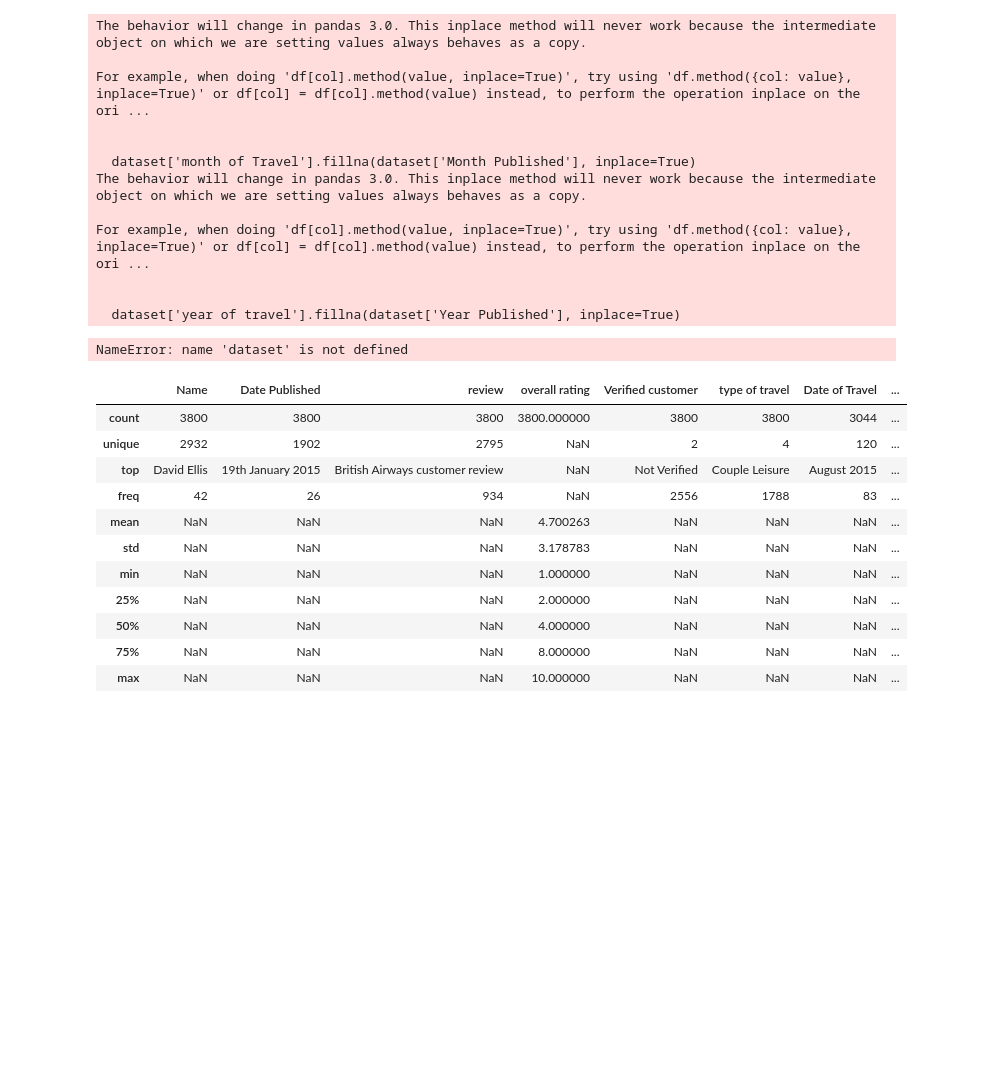
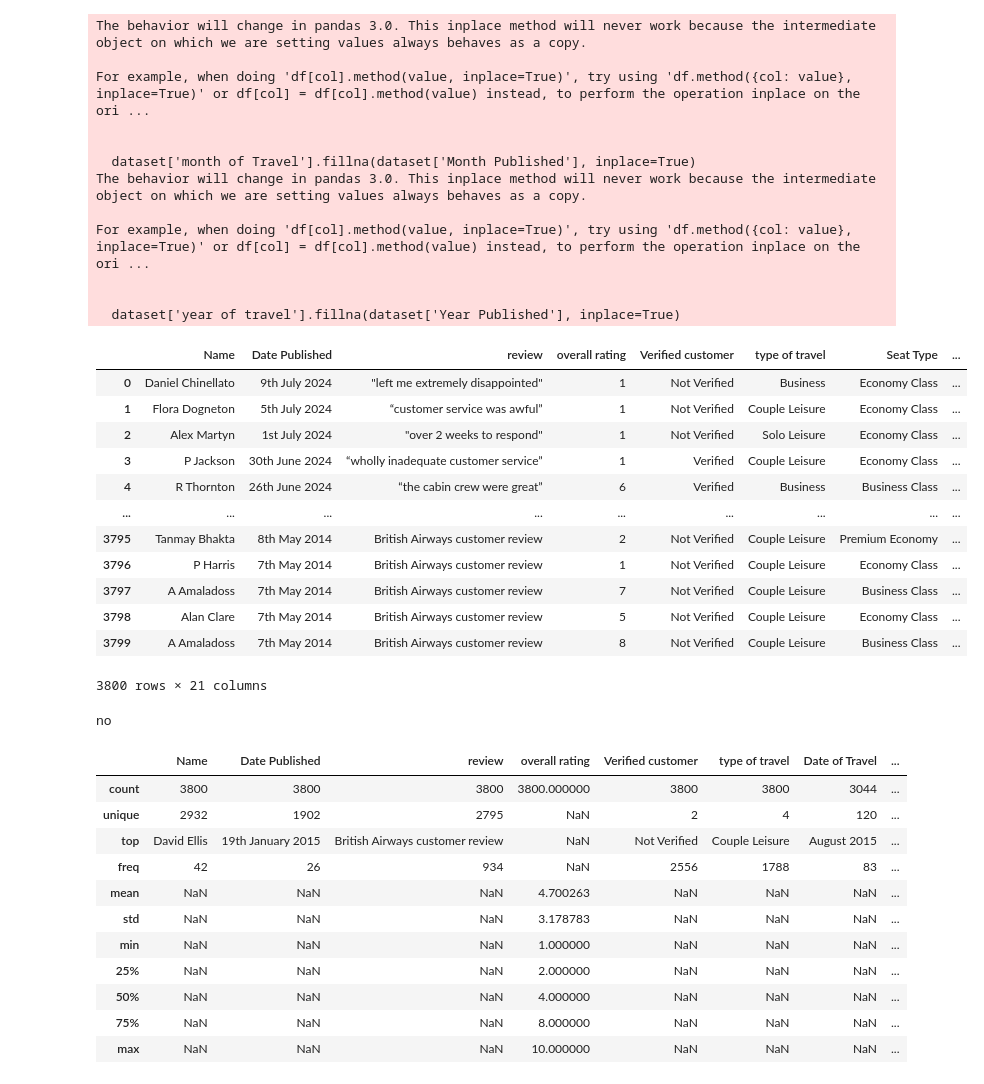
Before and after one commit to pavanrajkg04/Job_based_projects, a Jupyter notebook: Data Analyst/British Airways/BA_Analysis.ipynb, the cells around one changed output. Cells and saved outputs as stored; diff of their text form; code cells hidden in the pictures; blank space fills up the shorter version.

```diff
--- a/Data Analyst/British Airways/BA_Analysis.ipynb
+++ b/Data Analyst/British Airways/BA_Analysis.ipynb
@@ -125,13 +125,31 @@ For example, when doing 'df[col].method(value, inplace=True)', try using 'df.met
 # %%
 dataset['from Route'].fillna('unknown', inplace=True)
 dataset['To Route'].fillna('unknown', inplace=True)
 dataset['type of travel'].fillna('Couple Leisure', inplace=True)
 dataset['Seat Type'].fillna('Economy Class', inplace=True)
 dataset.drop(columns=["Date of Travel"])
-
-dataset['from Route'].unique()
 # %% [output]
+|  | Name | Date Published | review | overall rating | Verified customer | type of travel | Seat Type | ... |
+| 0 | Daniel Chinellato | 9th July 2024 | "left me extremely disappointed" | 1 | Not Verified | Business | Economy Class | ... |
+| 1 | Flora Dogneton | 5th July 2024 | “customer service was awful” | 1 | Not Verified | Couple Leisure | Economy Class | ... |
+| 2 | Alex Martyn | 1st July 2024 | "over 2 weeks to respond" | 1 | Not Verified | Solo Leisure | Economy Class | ... |
+| 3 | P Jackson | 30th June 2024 | “wholly inadequate customer service” | 1 | Verified | Couple Leisure | Economy Class | ... |
+| 4 | R Thornton | 26th June 2024 | “the cabin crew were great” | 6 | Verified | Business | Business Class | ... |
+| ... | ... | ... | ... | ... | ... | ... | ... | ... |
+| 3795 | Tanmay Bhakta | 8th May 2014 | British Airways customer review | 2 | Not Verified | Couple Leisure | Premium Economy | ... |
+| 3796 | P Harris | 7th May 2014 | British Airways customer review | 1 | Not Verified | Couple Leisure | Economy Class | ... |
+| 3797 | A Amaladoss | 7th May 2014 | British Airways customer review | 7 | Not Verified | Couple Leisure | Business Class | ... |
+| 3798 | Alan Clare | 7th May 2014 | British Airways customer review | 5 | Not Verified | Couple Leisure | Economy Class | ... |
+| 3799 | A Amaladoss | 7th May 2014 | British Airways customer review | 8 | Not Verified | Couple Leisure | Business Class | ... |
-NameError: name 'dataset' is not defined
+3800 rows × 21 columns
+# %%
+a = dataset.duplicated()
+if a is True:
+    print(yes)
+else:
+    print("no")
+# %% [output]
+no
 # %%
 dataset.describe(include='all')
 # %% [output]
```
Also changed, not shown: parts of 1 cell of this notebook, 1 other file.
